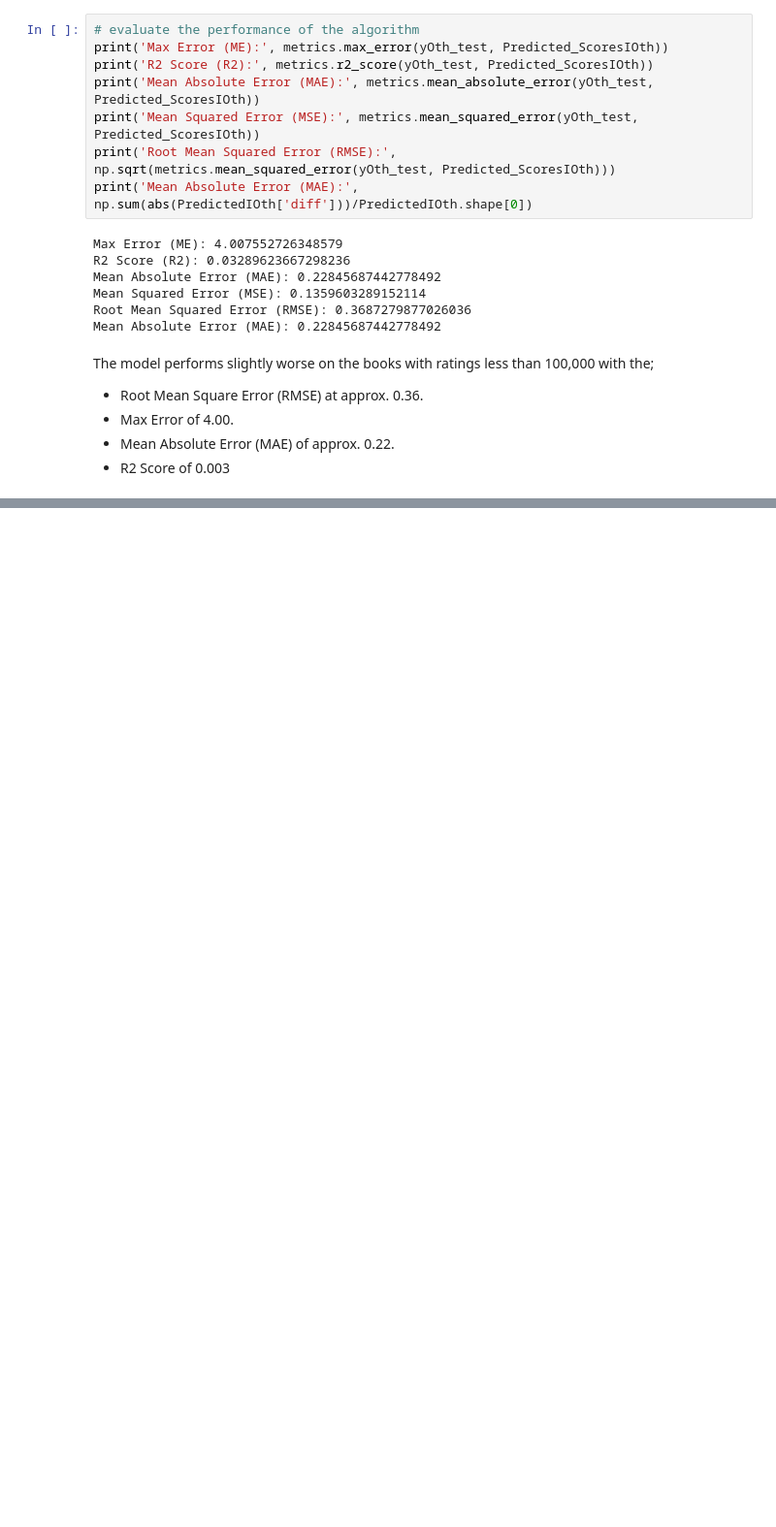
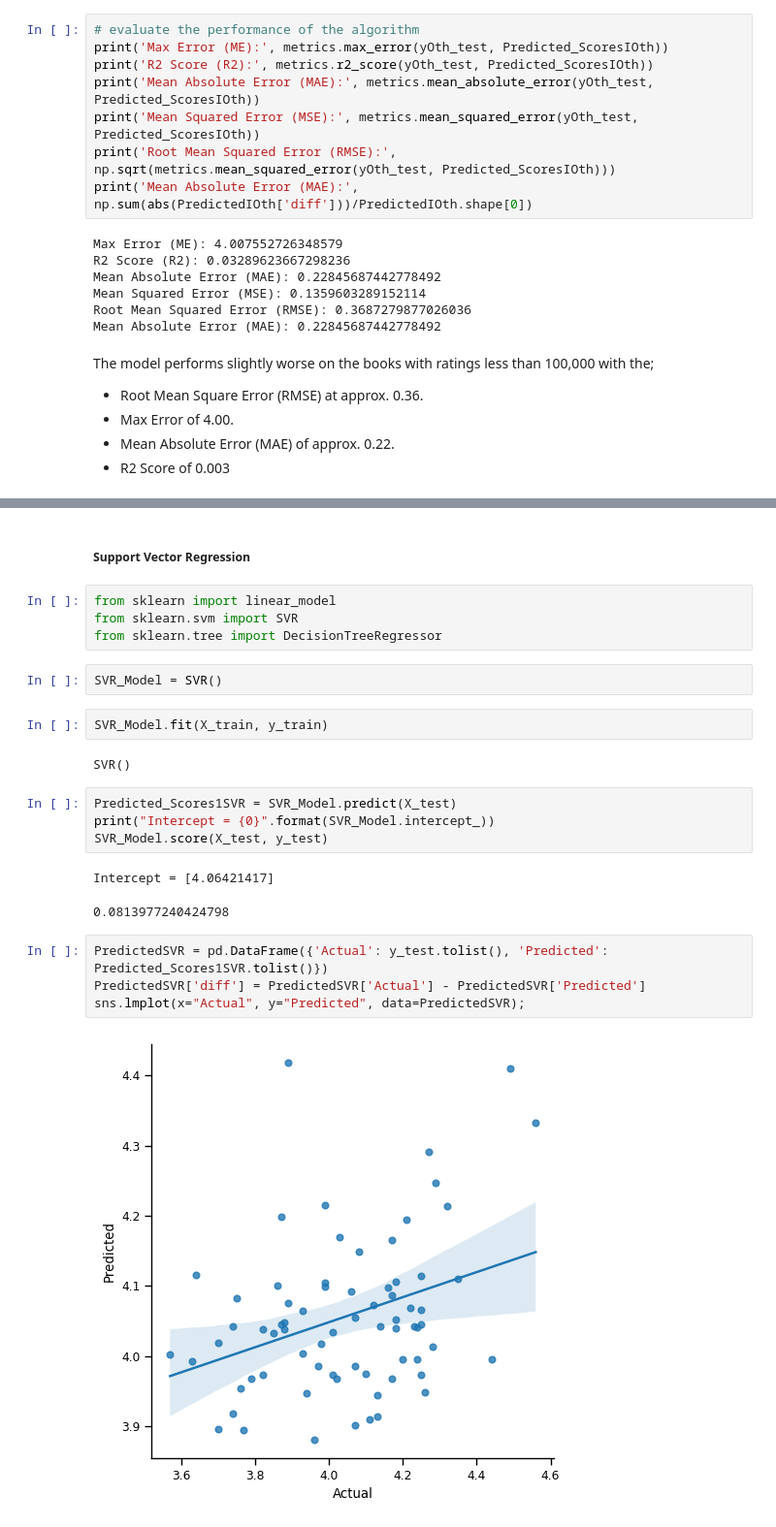
Before and after one commit to Ayanab01/BookClassificationModel, a Jupyter notebook: ML Project.ipynb, the cells around one changed output, grey strips where cells are left out. Shown at 97% size. Drawn from its saved outputs; the diff is of its cells as text; blank space fills up the shorter version.

```diff
--- a/ML Project.ipynb
+++ b/ML Project.ipynb
@@ -893,0 +902,25 @@ regressor= RandomForestRegressor(n_estimators = 20, random_state = 0)
+# %% [markdown]
+##### Support Vector Regression
+# %%
+from sklearn import linear_model
+from sklearn.svm import SVR
+from sklearn.tree import DecisionTreeRegressor
+# %%
+SVR_Model = SVR()
+# %%
+SVR_Model.fit(X_train, y_train)
+# %% [output]
+SVR()
+# %%
+Predicted_Scores1SVR = SVR_Model.predict(X_test)
+print("Intercept = {0}".format(SVR_Model.intercept_))
+SVR_Model.score(X_test, y_test)
+# %% [output]
+Intercept = [4.06421417]
+0.0813977240424798
+# %%
+PredictedSVR = pd.DataFrame({'Actual': y_test.tolist(), 'Predicted': Predicted_Scores1SVR.tolist()})
+PredictedSVR['diff'] = PredictedSVR['Actual'] - PredictedSVR['Predicted']
+sns.lmplot(x="Actual", y="Predicted", data=PredictedSVR);
+# %% [output]
+[figure, added]
```
Also changed, not shown: parts of 20 cells of this notebook.
